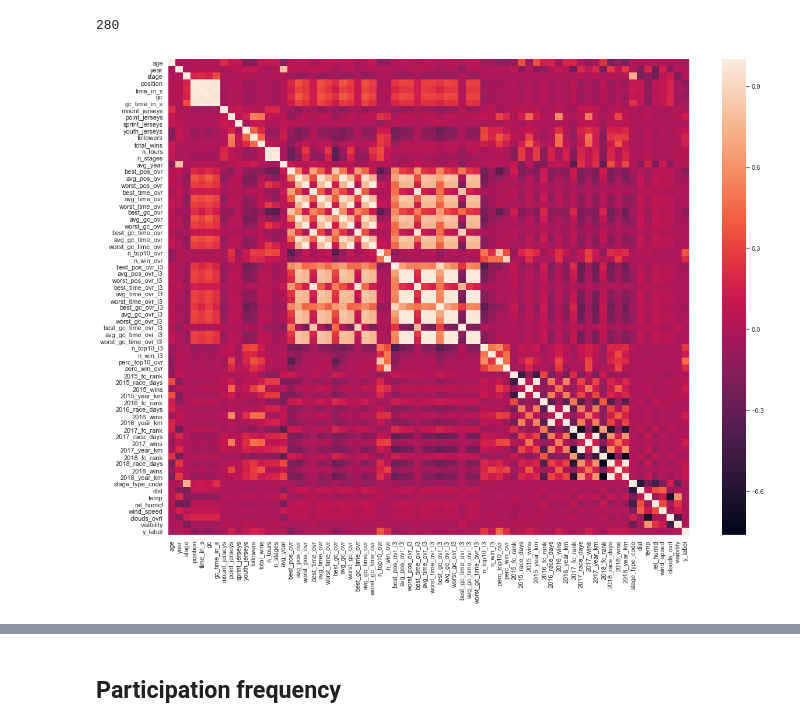
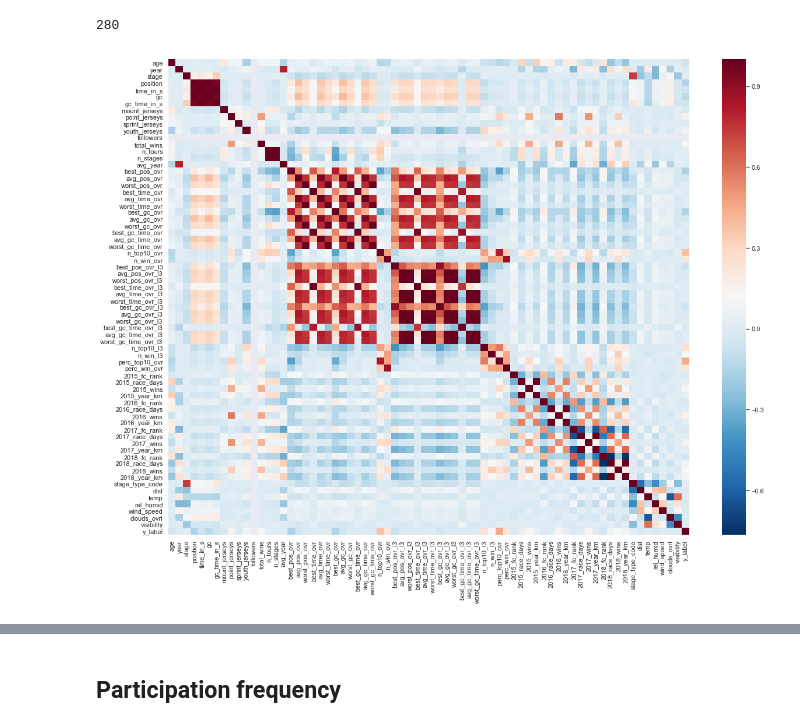
Before and after one commit to norbertstrzelecki/tour_de_pologne_top10, a Jupyter notebook: tdp_2_3_data_statistics_visualization.ipynb, the cells around one changed output, grey strips where cells are left out. Drawn from its saved outputs; the diff is of its cells as text; code cells hidden in the pictures.

```diff
--- a/tdp_2_3_data_statistics_visualization.ipynb
+++ b/tdp_2_3_data_statistics_visualization.ipynb
@@ -56,17 +56,17 @@ biker_class.shape[0] - biker_class[biker_class.time_in_s < 999999].shape[0]
 # %%
 # plot heatmap
 
 fig, ax = plt.subplots(figsize=(20,15))
-sns.heatmap(biker_class.corr(), ax=ax)
+sns.heatmap(biker_class.corr(), ax=ax, cmap='RdBu_r')
 
 # turn the axis label
 for item in ax.get_yticklabels():
     item.set_rotation(0)
 
 for item in ax.get_xticklabels():
     item.set_rotation(90);
 # %% [output]
-[figure, old version]
+[figure, new version]
 # %%
 # Dataframe with no DNFs and DNSs set to '999999' value
 biker_class[biker_class.time_in_s < 999999].describe().round(2)
```
Also changed, not shown: parts of 10 cells of this notebook.
